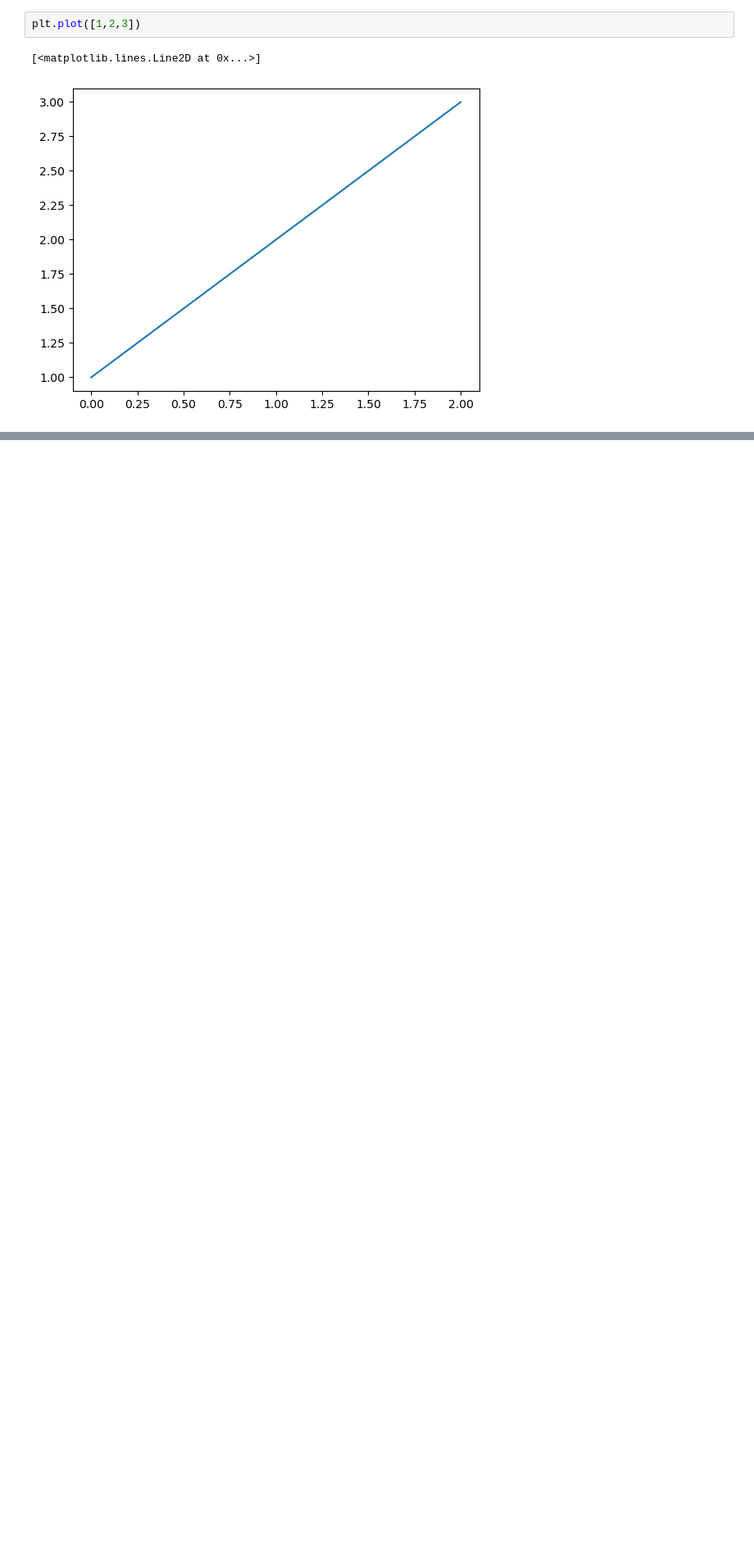
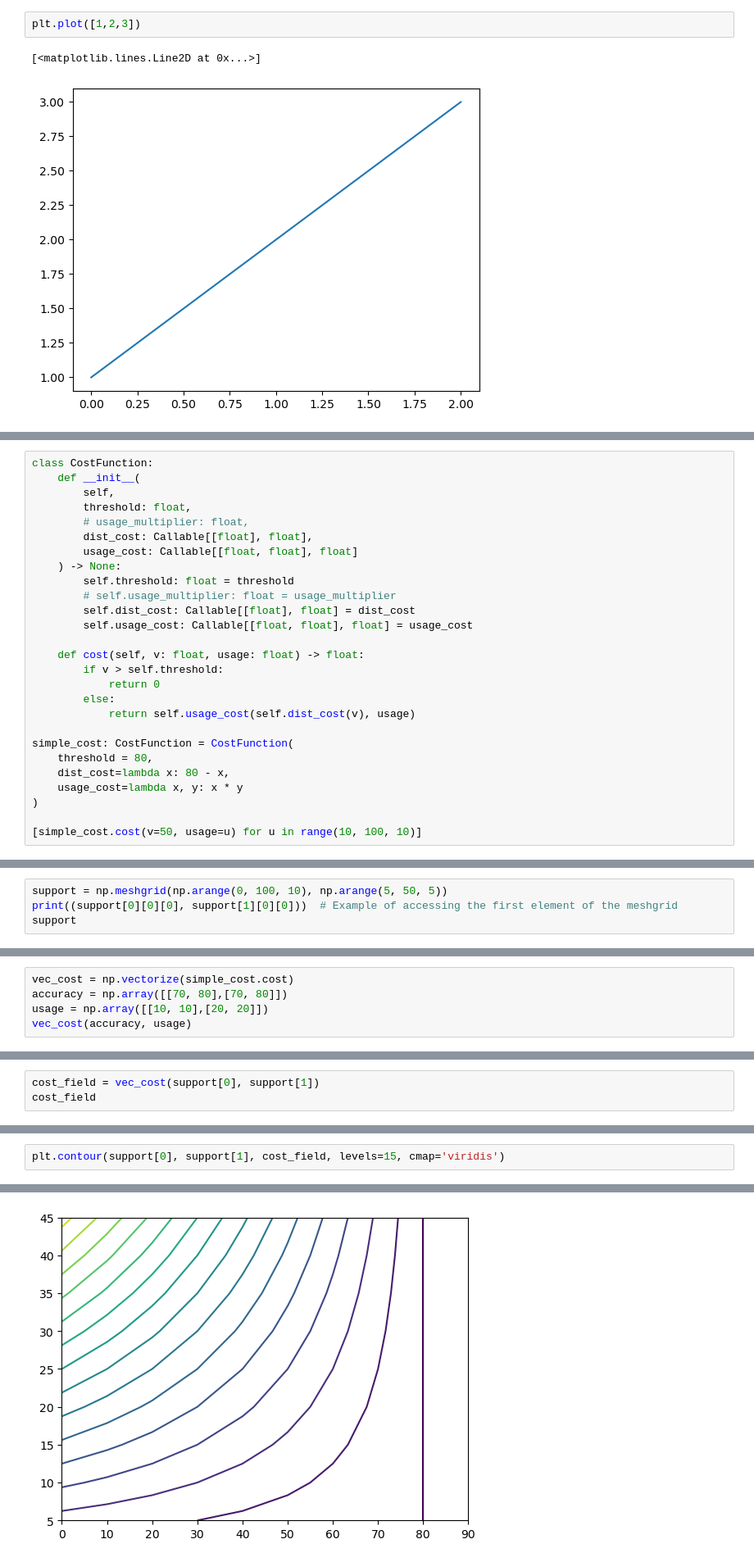
Before and after one commit to choct155/statsConcepts, a Jupyter notebook: scratch.ipynb, the cells around one changed output, grey strips where cells are left out. Shown at 82% size. Cells and saved outputs as stored; diff of their text form; blank space fills up the shorter version.

```diff
--- a/scratch.ipynb
+++ b/scratch.ipynb
@@ -127,0 +141,27 @@ plt.plot([1,2,3])
+# %%
+class CostFunction:
+    def __init__(
+        self,
+        threshold: float,
+        # usage_multiplier: float,
+        dist_cost: Callable[[float], float],
+        usage_cost: Callable[[float, float], float]
+    ) -> None:
+        self.threshold: float = threshold
+        # self.usage_multiplier: float = usage_multiplier
+        self.dist_cost: Callable[[float], float] = dist_cost
+        self.usage_cost: Callable[[float, float], float] = usage_cost
+
+    def cost(self, v: float, usage: float) -> float:
+        if v > self.threshold:
+            return 0
+        else:
+            return self.usage_cost(self.dist_cost(v), usage)
+
+simple_cost: CostFunction = CostFunction(
+    threshold = 80,
+    dist_cost=lambda x: 80 - x,
+    usage_cost=lambda x, y: x * y
+)
+
+[simple_cost.cost(v=50, usage=u) for u in range(10, 100, 10)]
@@ -127,0 +170,4 @@ plt.plot([1,2,3])
+# %%
+support = np.meshgrid(np.arange(0, 100, 10), np.arange(5, 50, 5))
+print((support[0][0][0], support[1][0][0]))  # Example of accessing the first element of the meshgrid
+support
@@ -127,0 +194,5 @@ plt.plot([1,2,3])
+# %%
+vec_cost = np.vectorize(simple_cost.cost)
+accuracy = np.array([[70, 80],[70, 80]])
+usage = np.array([[10, 10],[20, 20]])
+vec_cost(accuracy, usage)
@@ -127,0 +202,3 @@ plt.plot([1,2,3])
+# %%
+cost_field = vec_cost(support[0], support[1])
+cost_field
@@ -127,0 +215,3 @@ plt.plot([1,2,3])
+# %%
+plt.contour(support[0], support[1], cost_field, levels=15, cmap='viridis')
+# %% [output]
@@ -127,0 +219 @@ plt.plot([1,2,3])
+[figure, added]
```
Also changed, not shown: parts of 9 cells of this notebook, 3 other files.
